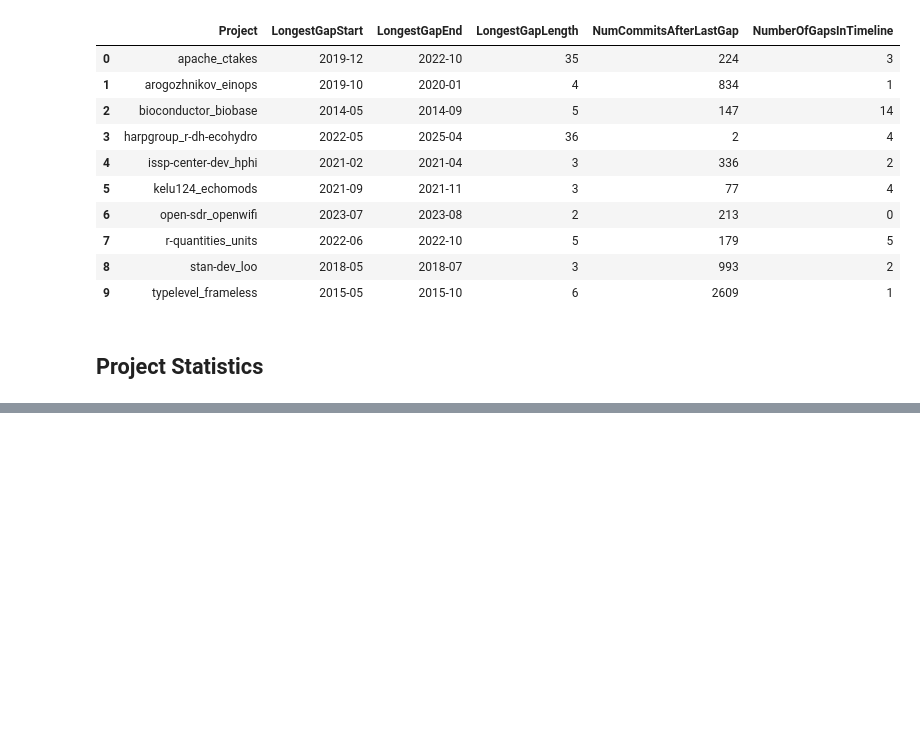
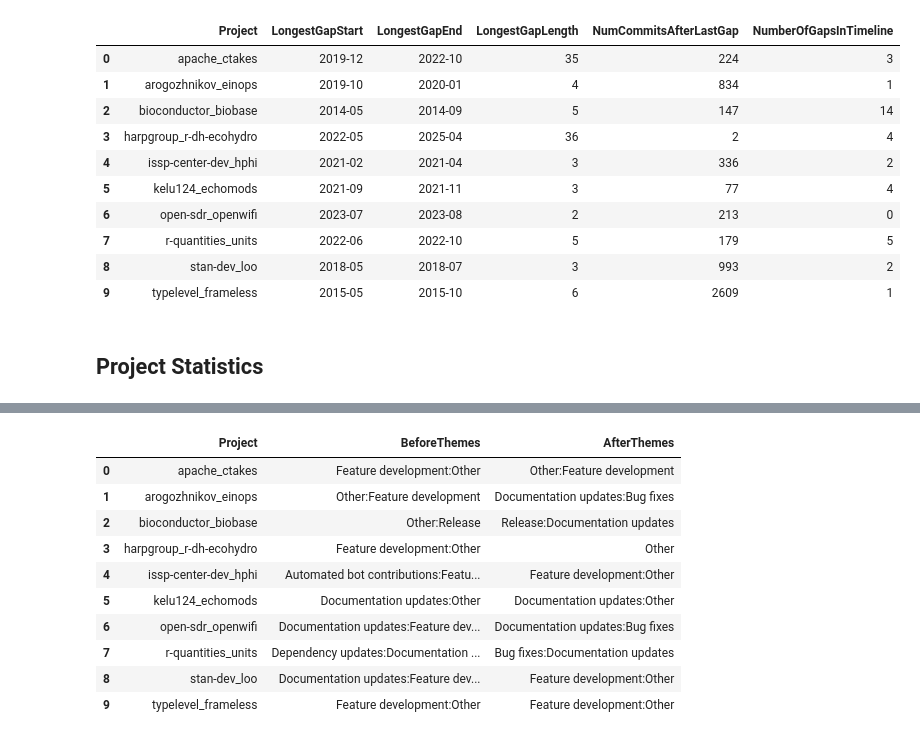
Before and after one commit to dmbritton1/MiniProject2, a Jupyter notebook: dbritto3_vis.ipynb, the cells around one changed output, grey strips where cells are left out. Saved outputs shown, nothing was run; the diff lists cells and outputs as text; code cells hidden in the pictures; blank space fills up the shorter version.

```diff
--- a/dbritto3_vis.ipynb
+++ b/dbritto3_vis.ipynb
@@ -242,0 +272,32 @@ This repo showed an irregular activity pattern. After a slow start activity cont
+# %%
+themes = pd.DataFrame([
+    ['apache_ctakes', 'Feature development:Other', 'Other:Feature development'],
+    ['arogozhnikov_einops', 'Other:Feature development', 'Documentation updates:Bug fixes'],
+    ['bioconductor_biobase', 'Other:Release', 'Release:Documentation updates'],
+    ['harpgroup_r-dh-ecohydro', 'Feature development:Other', 'Other'],
+    ['issp-center-dev_hphi', 'Automated bot contributions:Feature development', 'Feature development:Other'],
+    ['kelu124_echomods', 'Documentation updates:Other', 'Documentation updates:Other'],
+    ['open-sdr_openwifi', 'Documentation updates:Feature development', 'Documentation updates:Bug fixes'],
+    ['r-quantities_units', 'Dependency updates:Documentation updates', 'Bug fixes:Documentation updates'],
+    ['stan-dev_loo', 'Documentation updates:Feature development', 'Feature development:Other'],
+    ['typelevel_frameless', 'Feature development:Other', 'Feature development:Other'],
+], columns=['Project', 'BeforeThemes', 'AfterThemes'])
+
+for i in range(len(themes)):
+    prj = themes.loc[i, 'Project']
+    project_stats.loc[project_stats['Project'] == prj, 'BeforeThemes'] = themes.loc[i, 'BeforeThemes']
+    project_stats.loc[project_stats['Project'] == prj, 'AfterThemes'] = themes.loc[i, 'AfterThemes']
+
+themes
+# %% [output]
+|  | Project | BeforeThemes | AfterThemes |
+| 0 | apache_ctakes | Feature development:Other | Other:Feature development |
+| 1 | arogozhnikov_einops | Other:Feature development | Documentation updates:Bug fixes |
+| 2 | bioconductor_biobase | Other:Release | Release:Documentation updates |
+| 3 | harpgroup_r-dh-ecohydro | Feature development:Other | Other |
+| 4 | issp-center-dev_hphi | Automated bot contributions:Featu... | Feature development:Other |
+| 5 | kelu124_echomods | Documentation updates:Other | Documentation updates:Other |
+| 6 | open-sdr_openwifi | Documentation updates:Feature dev... | Documentation updates:Bug fixes |
+| 7 | r-quantities_units | Dependency updates:Documentation ... | Bug fixes:Documentation updates |
+| 8 | stan-dev_loo | Documentation updates:Feature dev... | Feature development:Other |
+| 9 | typelevel_frameless | Feature development:Other | Feature development:Other |
```
Also changed, not shown: parts of 24 cells of this notebook, 12 other files.
